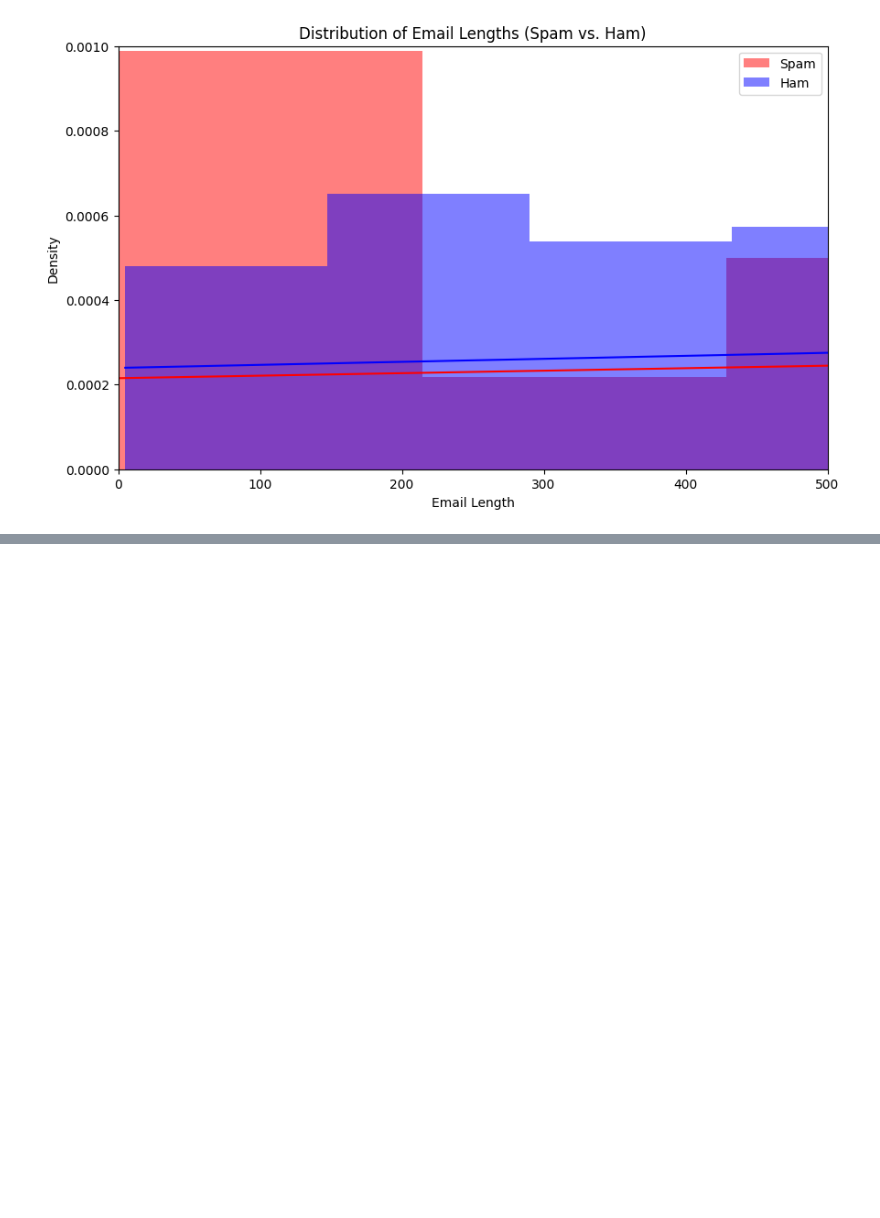
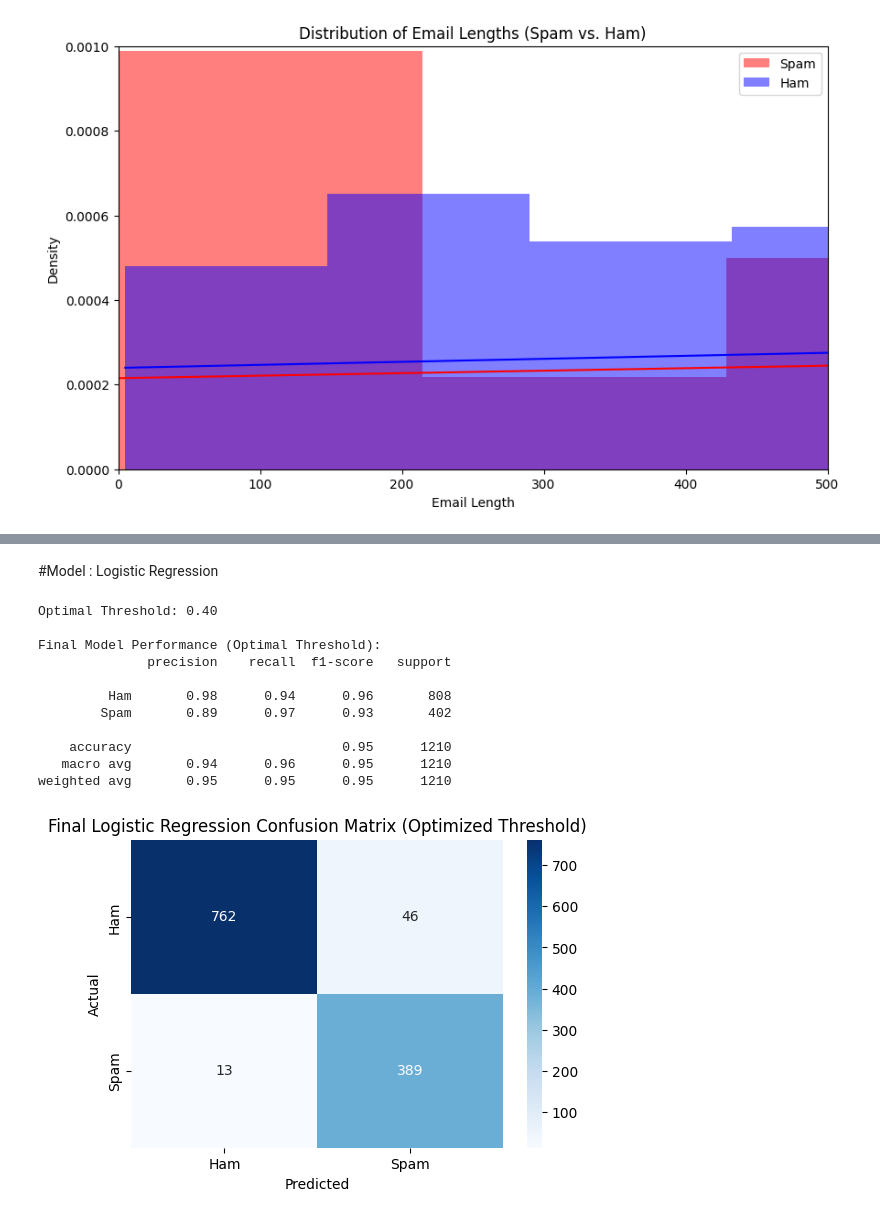
Before and after one commit to keithtyq/Spam-Email-Detection, a Jupyter notebook: CSCI218_Group_Assignment.ipynb, the cells around one changed output, grey strips where cells are left out. Drawn from its saved outputs; the diff is of its cells as text; code cells hidden in the pictures; blank space fills up the shorter version.

Commit message:
Finalised version.

```diff
--- a/CSCI218_Group_Assignment.ipynb
+++ b/CSCI218_Group_Assignment.ipynb
@@ -131,0 +390,78 @@ plt.show()
+# %% [markdown]
+#Model : Logistic Regression
+# %%
+import numpy as np
+import pandas as pd
+import seaborn as sns
+import matplotlib.pyplot as plt
+from sklearn.model_selection import train_test_split
+from sklearn.feature_extraction.text import TfidfVectorizer
+from sklearn.linear_model import LogisticRegression
+from sklearn.metrics import precision_score, recall_score, accuracy_score, classification_report, confusion_matrix
+
+# Load dataset
+df = pd.read_csv("/content/completeSpamAssassin.csv")
+
+# Extract features and labels
+X = df['Body']  # Email text
+y = df['Label']  # Spam (1) or Ham (0)
+
+# Split dataset
+X_train, X_temp, y_train, y_temp = train_test_split(X, y, test_size=0.4, random_state=42)
+X_val, X_test, y_val, y_test = train_test_split(X_temp, y_temp, test_size=0.5, random_state=42)
+
+# Vectorize text data
+vectorizer = TfidfVectorizer(stop_words='english', max_features=5000)
+X_train_tfidf = vectorizer.fit_transform(X_train)
+X_val_tfidf = vectorizer.transform(X_val)
+X_test = X_test.fillna('').astype(str)
+X_test_tfidf = vectorizer.transform(X_test)
+
+# Train Logistic Regression model
+log_reg = LogisticRegression()
+log_reg.fit(X_train_tfidf, y_train)
+
+# Predict probabilities
+y_prob = log_reg.predict_proba(X_test_tfidf)[:, 1]
+
+# Tune threshold
+thresholds = np.arange(0.40, 0.60, 0.02)
+results = []
+
+for threshold in thresholds:
+    y_pred_adjusted = (y_prob > threshold).astype(int)
+    acc = accuracy_score(y_test, y_pred_adjusted)
+    prec = precision_score(y_test, y_pred_adjusted)
+    rec = recall_score(y_test, y_pred_adjusted)
+    results.append((threshold, acc, prec, rec))
+
+df_results = pd.DataFrame(results, columns=['Threshold', 'Accuracy', 'Precision', 'Recall'])
+optimal_threshold = df_results.iloc[df_results['Recall'].idxmax()]['Threshold']
+
+# Final evaluation
+y_pred_best = (y_prob > optimal_threshold).astype(int)
+print(f"Optimal Threshold: {optimal_threshold:.2f}")
+print("\nFinal Model Performance (Optimal Threshold):")
+print(classification_report(y_test, y_pred_best, target_names=["Ham", "Spam"]))
+
+# Confusion matrix
+conf_matrix = confusion_matrix(y_test, y_pred_best)
+plt.figure(figsize=(6,4))
+sns.heatmap(conf_matrix, annot=True, fmt='d', cmap='Blues', xticklabels=['Ham', 'Spam'], yticklabels=['Ham', 'Spam'])
+plt.xlabel('Predicted')
+plt.ylabel('Actual')
+plt.title('Final Logistic Regression Confusion Matrix (Optimized Threshold)')
+plt.show()
+# %% [output]
+Optimal Threshold: 0.40
+
+Final Model Performance (Optimal Threshold):
+              precision    recall  f1-score   support
+
+         Ham       0.98      0.94      0.96       808
+        Spam       0.89      0.97      0.93       402
+
+    accuracy                           0.95      1210
+   macro avg       0.94      0.96      0.95      1210
+weighted avg       0.95      0.95      0.95      1210
+[figure, added]
```
Also changed, not shown: parts of 10 cells of this notebook.
